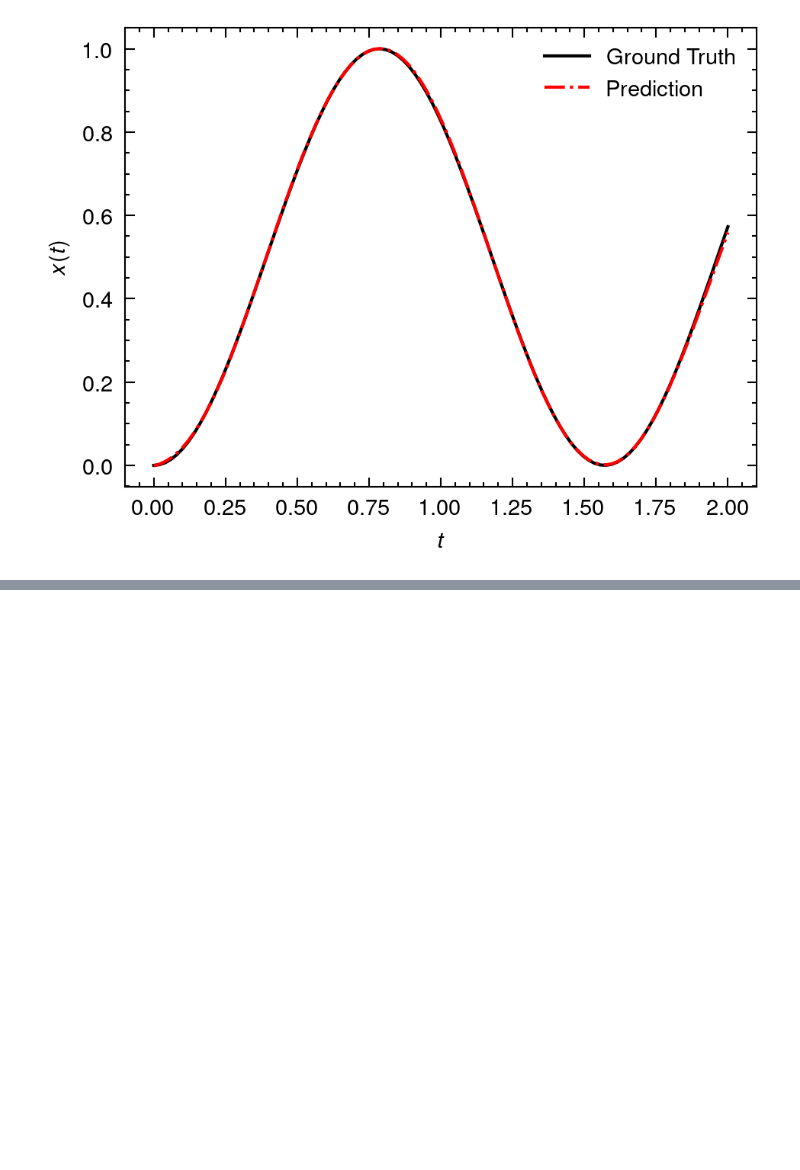
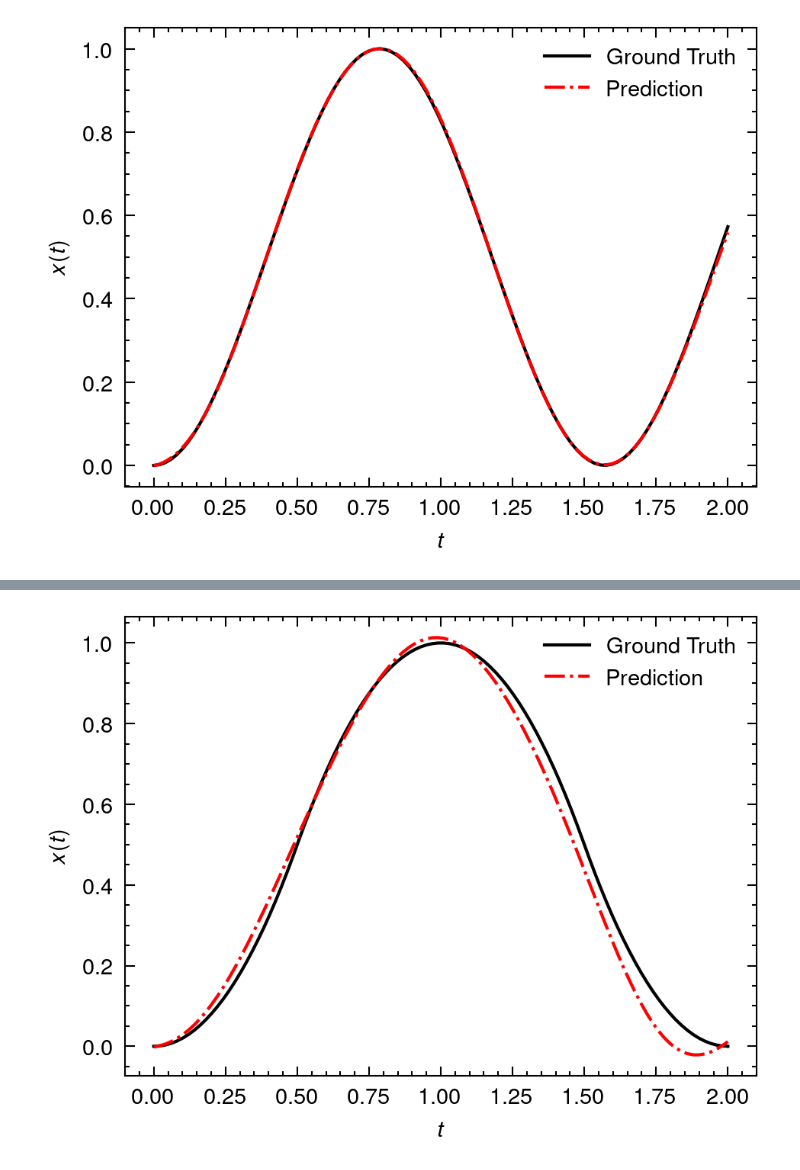
Before and after one commit to Zhu-Zhen-Yi/Neural_Hamilton_old, a Jupyter notebook: notebook/bound.ipynb, the cells around one changed output, grey strips where cells are left out. Saved outputs shown, nothing was run; the diff lists cells and outputs as text; code cells hidden in the pictures; blank space fills up the shorter version.

```diff
--- a/notebook/bound.ipynb
+++ b/notebook/bound.ipynb
@@ -120,7 +120,7 @@ hparams = {
     "num_branch": 10,
     "num_output": 100,
     "dim_output": 1,
-    "hidden_size": 64,
+    "hidden_size": 128,
     "hidden_depth": 4,
     "learning_rate": 1e-2,
     "batch_size": 500,
@@ -261,0 +279,13 @@ with plt.style.context(["science", "nature"]):
+# %%
+with plt.style.context(["science", "nature"]):
+    plt.figure(dpi=300)
+    plt.plot(y.cpu().numpy().flatten(), Guy.cpu().numpy().flatten(), 'k-', label="Ground Truth")
+    plt.plot(y.cpu().numpy().flatten(), Guy_hat.cpu().numpy().flatten(), 'r-.', label="Prediction")
+    plt.xlabel(r"$t$")
+    plt.ylabel(r"$x(t)$")
+    plt.legend()
+    plt.tight_layout()
+    plt.savefig("../figs/trajectory_pred2.png", dpi=600)
+    plt.show()
+# %% [output]
+[figure, added]
```
Also changed, not shown: parts of 5 cells of this notebook, 6 other files.
